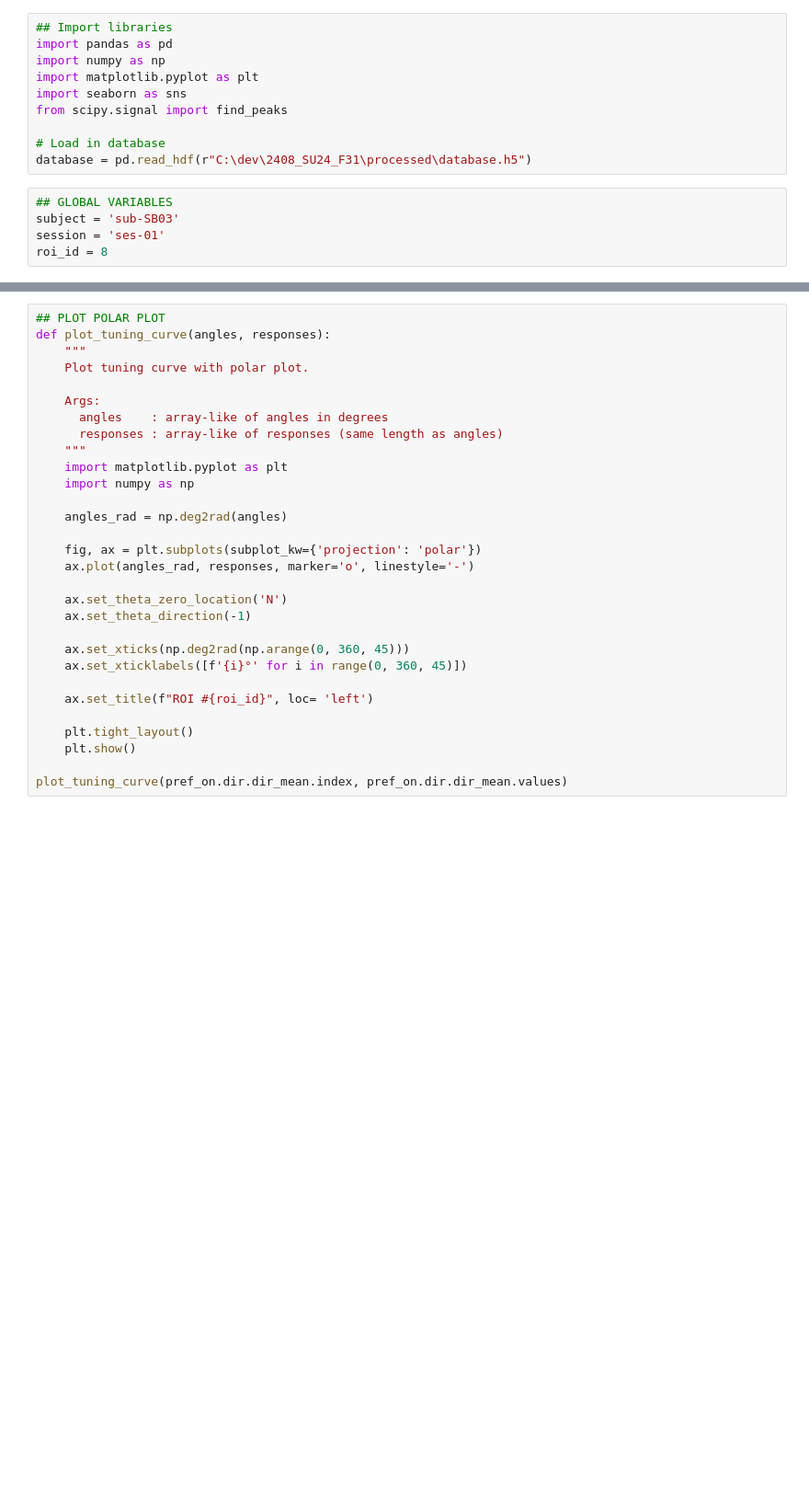
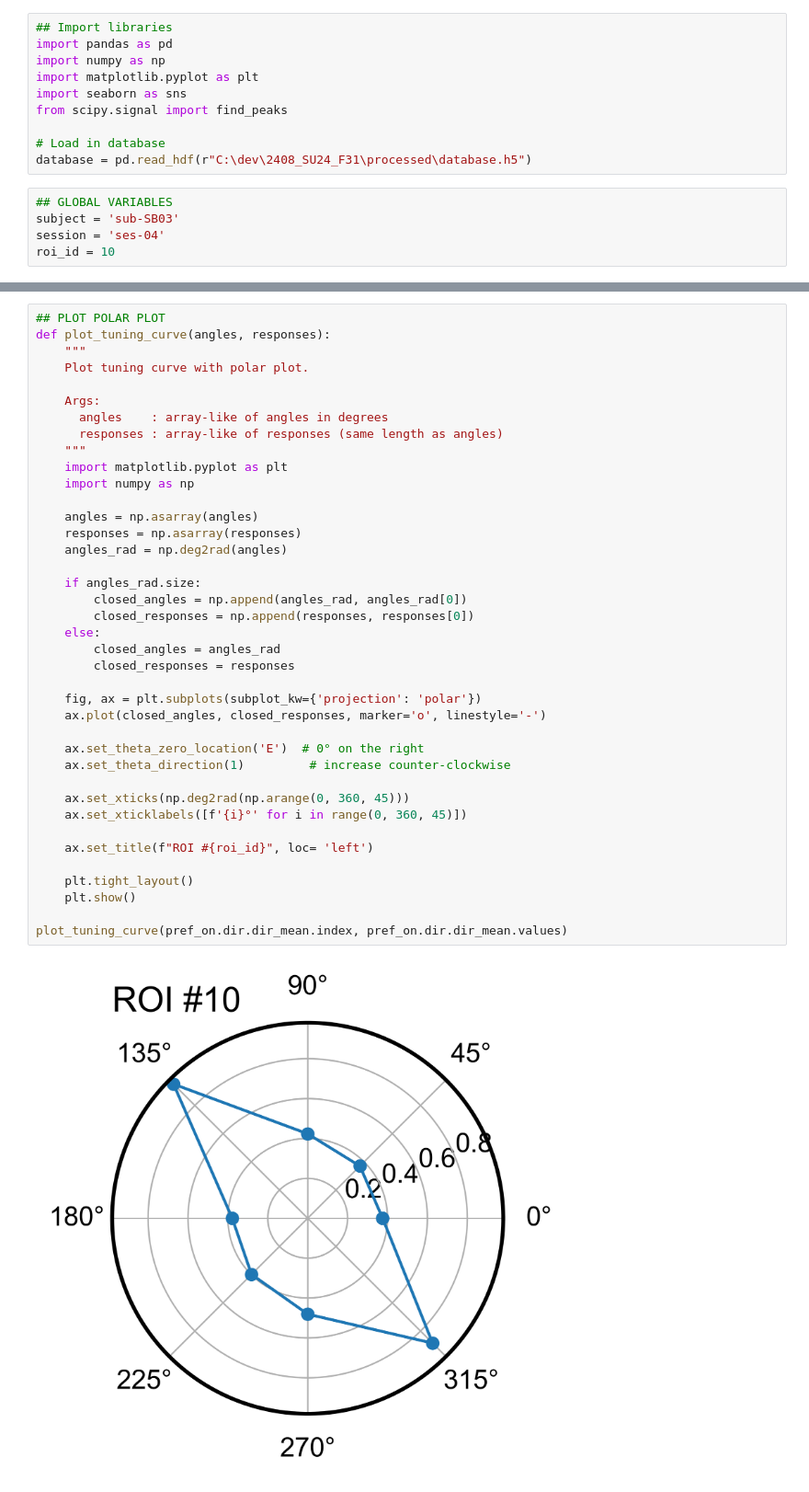
Before and after one commit to sindhujabaskar/sipelab_scripts, a Jupyter notebook: roi_report.ipynb, the cells around one changed output, grey strips where cells are left out. Shown at 92% size. Drawn from its saved outputs; the diff is of its cells as text; blank space fills up the shorter version.

Commit message:
feat: modified polar plot output for any given ROI. also function for plotting dsi for all ROIs in a given sub,ses pair

```diff
--- a/roi_report.ipynb
+++ b/roi_report.ipynb
@@ -11,8 +11,8 @@ database = pd.read_hdf(r"C:\dev\2408_SU24_F31\processed\database.h5")
 # %%
 ## GLOBAL VARIABLES
 subject = 'sub-SB03'
-session = 'ses-01'
-roi_id = 8
+session = 'ses-04'
+roi_id = 10
 # %%
 ## SESSION SUMMARY
 
@@ -242,30 +276,41 @@ print(f"Direction Selectivity Index (DSI): {osi_dsi_values['dsi']}")
 # %%
 ## PLOT POLAR PLOT
 def plot_tuning_curve(angles, responses):
     """
     Plot tuning curve with polar plot.
 
     Args:
       angles    : array-like of angles in degrees
       responses : array-like of responses (same length as angles)
     """
     import matplotlib.pyplot as plt
     import numpy as np
 
+    angles = np.asarray(angles)
+    responses = np.asarray(responses)
     angles_rad = np.deg2rad(angles)
 
+    if angles_rad.size:
+        closed_angles = np.append(angles_rad, angles_rad[0])
+        closed_responses = np.append(responses, responses[0])
+    else:
+        closed_angles = angles_rad
+        closed_responses = responses
+
     fig, ax = plt.subplots(subplot_kw={'projection': 'polar'})
-    ax.plot(angles_rad, responses, marker='o', linestyle='-')
+    ax.plot(closed_angles, closed_responses, marker='o', linestyle='-')
 
-    ax.set_theta_zero_location('N')
-    ax.set_theta_direction(-1)
+    ax.set_theta_zero_location('E')  # 0° on the right
+    ax.set_theta_direction(1)         # increase counter-clockwise
 
     ax.set_xticks(np.deg2rad(np.arange(0, 360, 45)))
     ax.set_xticklabels([f'{i}°' for i in range(0, 360, 45)])
 
     ax.set_title(f"ROI #{roi_id}", loc= 'left')
 
     plt.tight_layout()
     plt.show()
 
 plot_tuning_curve(pref_on.dir.dir_mean.index, pref_on.dir.dir_mean.values)
+# %% [output]
+[figure, added]
```
Also changed, not shown: parts of 7 cells of this notebook.
